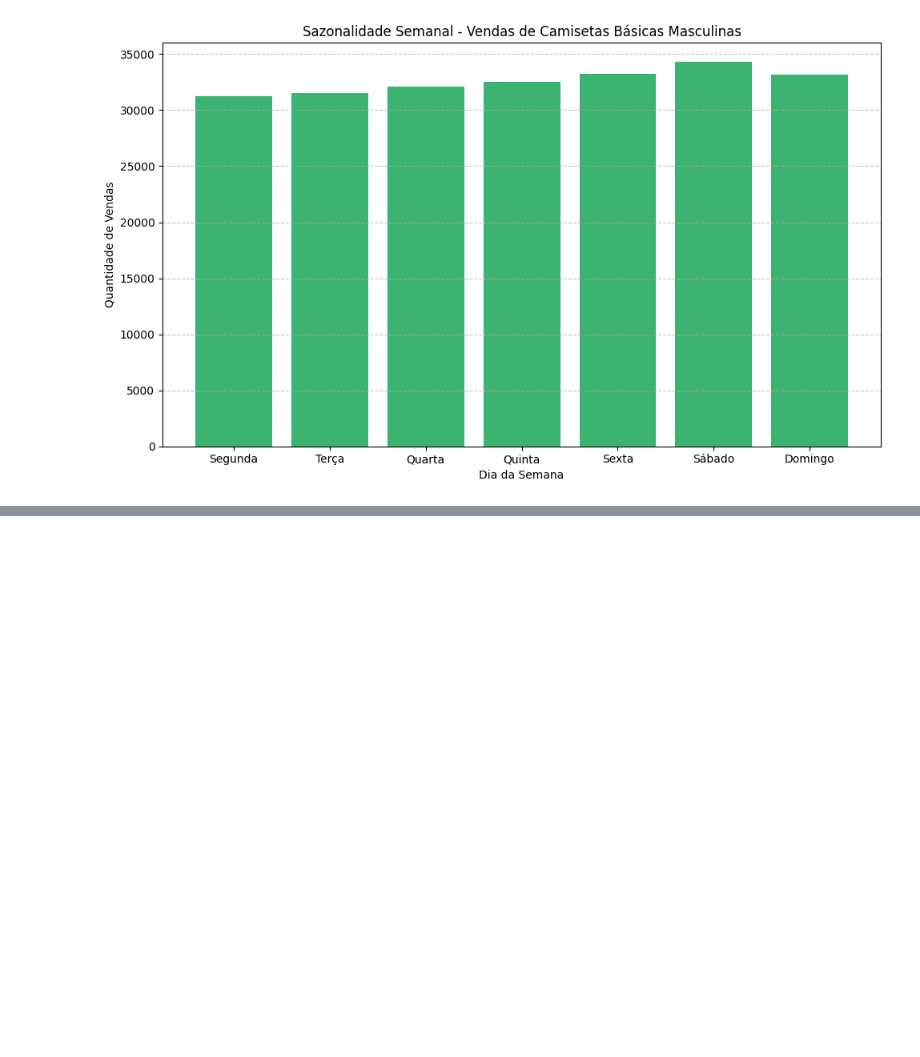
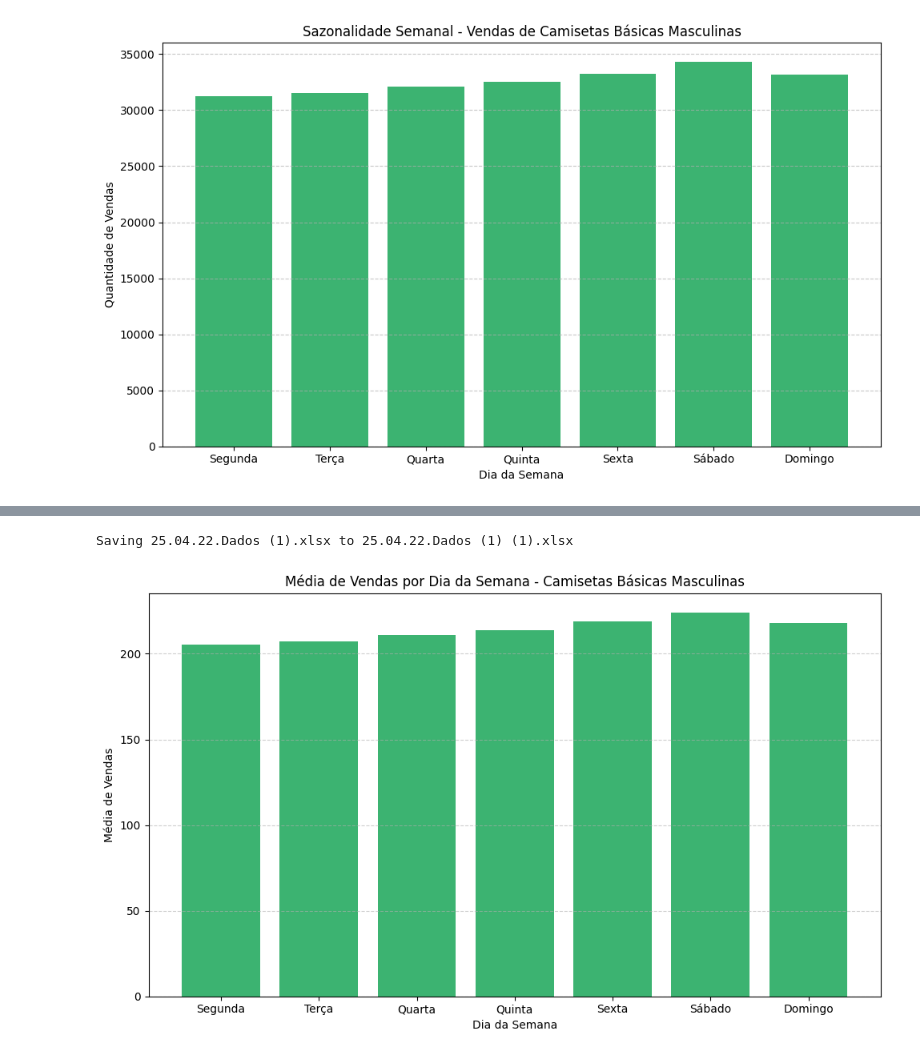
Before and after one commit to Marciorochar/Analise-Preditiva, a Jupyter notebook: Análises/Sazonalidade_Semanal.ipynb, the cells around one changed output, grey strips where cells are left out. Drawn from its saved outputs; the diff is of its cells as text; code cells hidden in the pictures; blank space fills up the shorter version.

```diff
--- a/Análises/Sazonalidade_Semanal.ipynb
+++ b/Análises/Sazonalidade_Semanal.ipynb
@@ -91,3 +72,55 @@ Requirement already satisfied: six>=1.5 in /usr/local/lib/python3.11/dist-packag
 [interactive output not drawn]
 Saving 25.04.22.Dados (1).xlsx to 25.04.22.Dados (1).xlsx
 [figure]
+# %%
+# 📦 Instalar bibliotecas necessárias (caso ainda não estejam instaladas)
+!pip install matplotlib openpyxl
+
+# 📚 Imports
+import pandas as pd
+import matplotlib.pyplot as plt
+
+# 📤 Upload do arquivo Excel (executa no Colab)
+from google.colab import files
+uploaded = files.upload()
+
+# 📄 Lê o arquivo Excel enviado
+arquivo_enviado = list(uploaded.keys())[0]
+df = pd.read_excel(arquivo_enviado)
+
+# 🕓 Converte a coluna de datas
+df['Timestamp'] = pd.to_datetime(df['Timestamp'], dayfirst=True, errors='coerce')
+
+# 🔢 Converte a coluna de vendas para número (tratando erros)
+df['Camisetas_básicas_masculinas'] = pd.to_numeric(df['Camisetas_básicas_masculinas'], errors='coerce')
+
+# 🗓️ Cria uma nova coluna com o nome do dia da semana em inglês
+df['Dia_Semana_EN'] = df['Timestamp'].dt.day_name()
+
+# 🗺️ Traduz os dias para português
+dias_pt = {
+    'Monday': 'Segunda',
+    'Tuesday': 'Terça',
+    'Wednesday': 'Quarta',
+    'Thursday': 'Quinta',
+    'Friday': 'Sexta',
+    'Saturday': 'Sábado',
+    'Sunday': 'Domingo'
+}
+df['Dia_da_Semana'] = df['Dia_Semana_EN'].map(dias_pt)
+
+# 📊 Agrupa e calcula a média de vendas por dia da semana
+media_vendas = df.groupby('Dia_da_Semana')['Camisetas_básicas_masculinas'].mean().reindex(
+    ['Segunda', 'Terça', 'Quarta', 'Quinta', 'Sexta', 'Sábado', 'Domingo']
+)
+
+# 📈 Plota o gráfico
+plt.figure(figsize=(10, 6))
+plt.bar(media_vendas.index, media_vendas.values, color='mediumseagreen')
+plt.title('Média de Vendas por Dia da Semana - Camisetas Básicas Masculinas')
+plt.xlabel('Dia da Semana')
+plt.ylabel('Média de Vendas')
+plt.grid(axis='y', linestyle='--', alpha=0.6)
+plt.tight_layout()
+plt.show()
+# %% [output]
@@ -93,0 +141,2 @@ Saving 25.04.22.Dados (1).xlsx to 25.04.22.Dados (1).xlsx
+Saving 25.04.22.Dados (1).xlsx to 25.04.22.Dados (1) (1).xlsx
+[figure, added]
```
Also changed, not shown: parts of 3 cells of this notebook.
